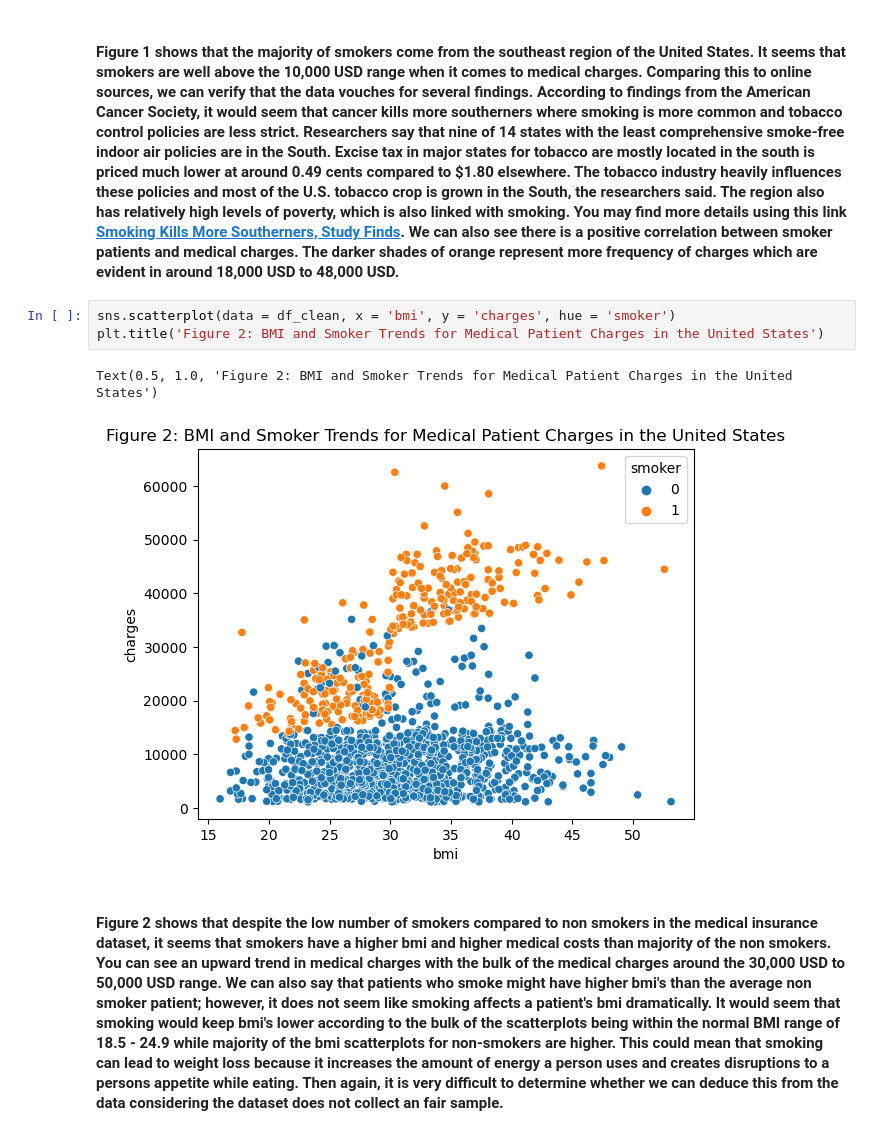
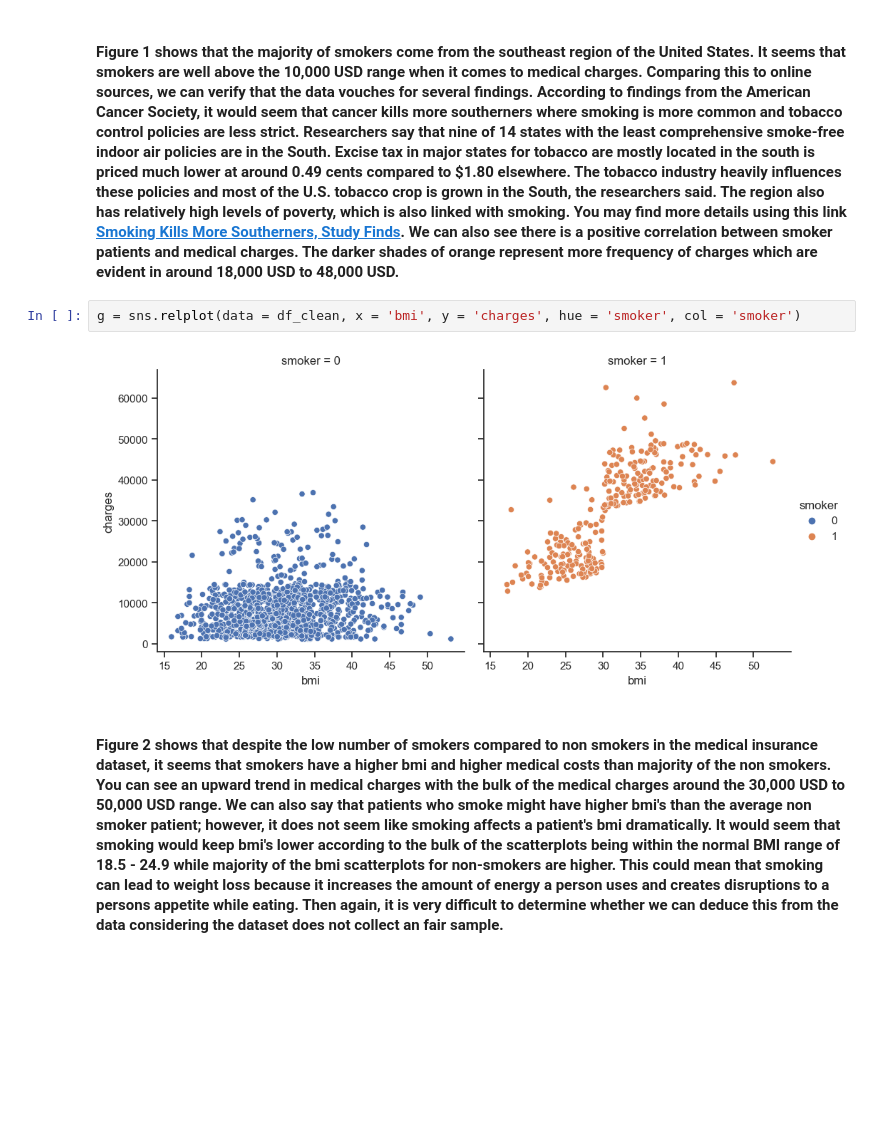
Before and after one commit to ubco-W2022T1-cosc301/project-group44, a Jupyter notebook: notebooks/analysis1.ipynb, the cells around one changed output. Saved outputs shown, nothing was run; the diff lists cells and outputs as text; blank space fills up the shorter version.

```diff
--- a/notebooks/analysis1.ipynb
+++ b/notebooks/analysis1.ipynb
@@ -291,11 +291,9 @@ sns.scatterplot(data = df_clean, x ='region', y = 'charges', hue = 'smoker')
 # %% [markdown]
 #### Figure 1 shows that the majority of smokers come from the southeast region of the United States. It seems that smokers are well above the 10,000 USD range when it comes to medical charges. Comparing this to online sources, we can verify that the data vouches for several findings. According to findings from the American Cancer Society, it would seem that cancer kills more southerners where smoking is more common and tobacco control policies are less strict. Researchers say that nine of 14 states with the least comprehensive smoke-free indoor air policies are in the South. Excise tax in major states for tobacco are mostly located in the south is priced much lower at around 0.49 cents compared to $1.80 elsewhere. The tobacco industry heavily influences these policies and most of the U.S. tobacco crop is grown in the South, the researchers said. The region also has relatively high levels of poverty, which is also linked with smoking. You may find more details using this link [Smoking Kills More Southerners, Study Finds](https://www.nbcnews.com/health/cancer/smoking-kills-more-southerners-study-finds-n671921). We can also see there is a positive correlation between smoker patients and medical charges. The darker shades of orange represent more frequency of charges which are evident in around 18,000 USD to 48,000 USD.
-# %%
-sns.scatterplot(data = df_clean, x = 'bmi', y = 'charges', hue = 'smoker')
-plt.title('Figure 2: BMI and Smoker Trends for Medical Patient Charges in the United States')
-# %% [output]
-Text(0.5, 1.0, 'Figure 2: BMI and Smoker Trends for Medical Patient Charges in the United States')
-[figure, removed]
+# %%
+g = sns.relplot(data = df_clean, x = 'bmi', y = 'charges', hue = 'smoker', col = 'smoker')
+# %% [output]
+[figure, added]
 # %% [markdown]
 #### Figure 2 shows that despite the low number of smokers compared to non smokers in the medical insurance dataset, it seems that smokers have a higher bmi and higher medical costs than majority of the non smokers. You can see an upward trend in medical charges with the bulk of the medical charges around the 30,000 USD to 50,000 USD range. We can also say that patients who smoke might have higher bmi's than the average non smoker patient; however, it does not seem like smoking affects a patient's bmi dramatically. It would seem that smoking would keep bmi's lower according to the bulk of the scatterplots being within the normal BMI range of 18.5 - 24.9 while majority of the bmi scatterplots for non-smokers are higher. This could mean that smoking can lead to weight loss because it increases the amount of energy a person uses and creates disruptions to a persons appetite while eating. Then again, it is very difficult to determine whether we can deduce this from the data considering the dataset does not collect an fair sample.
 # %%
```
Also changed, not shown: parts of 5 cells of this notebook, 1 other file.
